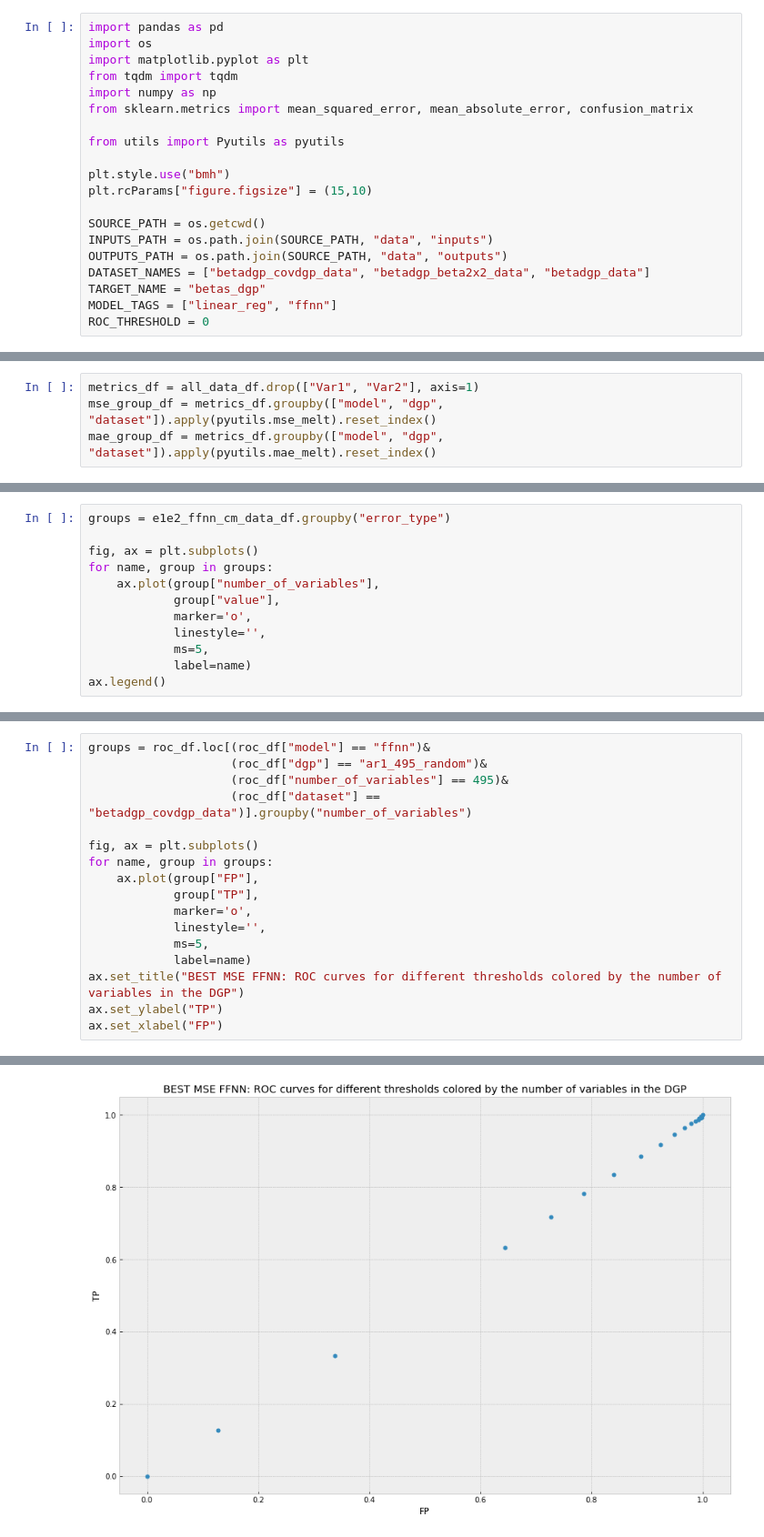
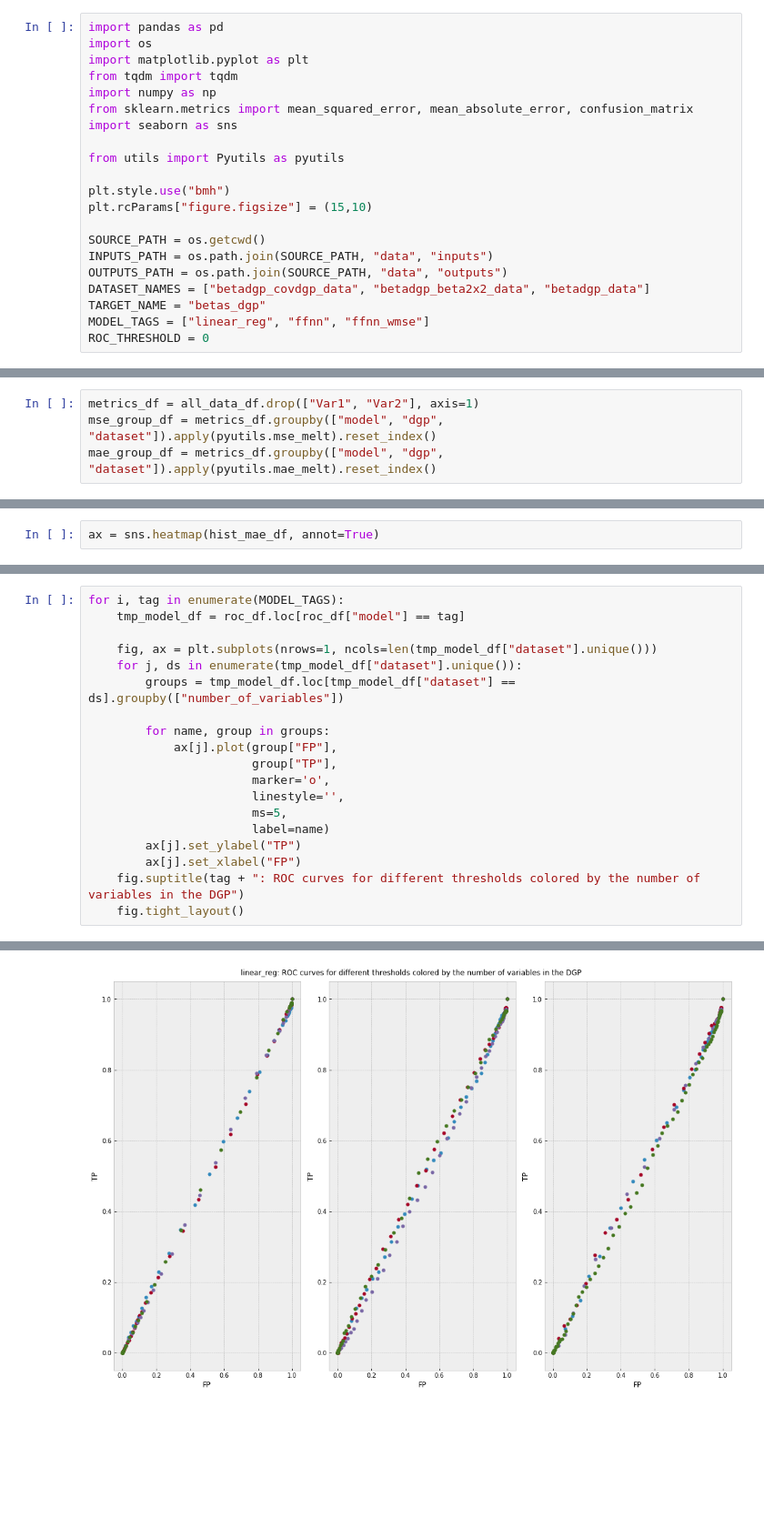
Before and after one commit to dcuoliveira/NN-VAR-Cov-Pred, a Jupyter notebook: src/results_report.ipynb, the cells around one changed output, grey strips where cells are left out. Shown at 91% size. Cells and saved outputs as stored; diff of their text form; blank space fills up the shorter version.

```diff
--- a/src/results_report.ipynb
+++ b/src/results_report.ipynb
@@ -5,6 +5,7 @@ import matplotlib.pyplot as plt
 from tqdm import tqdm
 import numpy as np
 from sklearn.metrics import mean_squared_error, mean_absolute_error, confusion_matrix
+import seaborn as sns
 
 from utils import Pyutils as pyutils
 
@@ -16,7 +17,7 @@ INPUTS_PATH = os.path.join(SOURCE_PATH, "data", "inputs")
 OUTPUTS_PATH = os.path.join(SOURCE_PATH, "data", "outputs")
 DATASET_NAMES = ["betadgp_covdgp_data", "betadgp_beta2x2_data", "betadgp_data"]
 TARGET_NAME = "betas_dgp"
-MODEL_TAGS = ["linear_reg", "ffnn"]
+MODEL_TAGS = ["linear_reg", "ffnn", "ffnn_wmse"]
 ROC_THRESHOLD = 0
 # %% [markdown]
 ## 1) Aggregate all results
@@ -364,12 +186,0 @@ ax.legend()
-# %%
-groups = e1e2_ffnn_cm_data_df.groupby("error_type")
-
-fig, ax = plt.subplots()
-for name, group in groups:
-    ax.plot(group["number_of_variables"],
-            group["value"],
-            marker='o',
-            linestyle='',
-            ms=5,
-            label=name)
-ax.legend()
@@ -378,0 +187,2 @@ ax.legend()
+# %%
+ax = sns.heatmap(hist_mae_df, annot=True)
@@ -381,18 +193,20 @@ ax.legend()
 # %%
-groups = roc_df.loc[(roc_df["model"] == "ffnn")&
-                    (roc_df["dgp"] == "ar1_495_random")&
-                    (roc_df["number_of_variables"] == 495)&
-                    (roc_df["dataset"] == "betadgp_covdgp_data")].groupby("number_of_variables")
+for i, tag in enumerate(MODEL_TAGS):
+    tmp_model_df = roc_df.loc[roc_df["model"] == tag]
 
-fig, ax = plt.subplots()
-for name, group in groups:
-    ax.plot(group["FP"],
-            group["TP"],
-            marker='o',
-            linestyle='',
-            ms=5,
-            label=name)
-ax.set_title("BEST MSE FFNN: ROC curves for different thresholds colored by the number of variables in the DGP")
-ax.set_ylabel("TP")
-ax.set_xlabel("FP")
+    fig, ax = plt.subplots(nrows=1, ncols=len(tmp_model_df["dataset"].unique()))
+    for j, ds in enumerate(tmp_model_df["dataset"].unique()):
+        groups = tmp_model_df.loc[tmp_model_df["dataset"] == ds].groupby(["number_of_variables"])
+
+        for name, group in groups:
+            ax[j].plot(group["FP"],
+                       group["TP"],
+                       marker='o',
+                       linestyle='',
+                       ms=5,
+                       label=name)
+        ax[j].set_ylabel("TP")
+        ax[j].set_xlabel("FP")
+    fig.suptitle(tag + ": ROC curves for different thresholds colored by the number of variables in the DGP")
+    fig.tight_layout()
 # %% [output]
@@ -400 +213 @@ Text(0.5, 0, 'FP')
-[figure, old version]
+[figure, new version]
```
Also changed, not shown: parts of 37 cells of this notebook.
